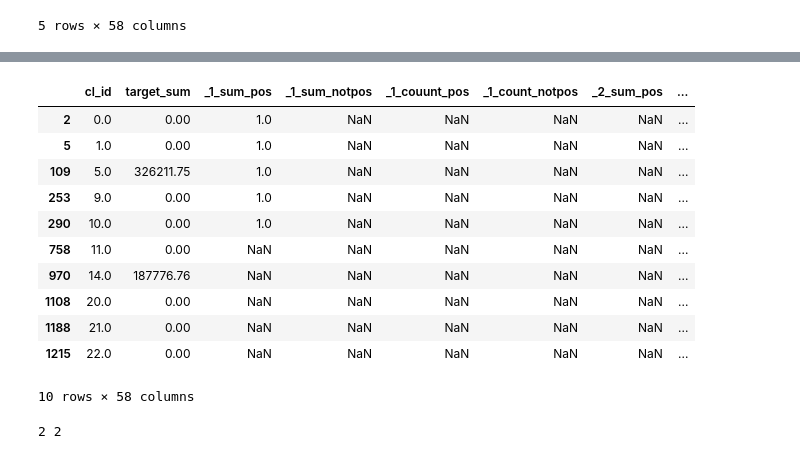
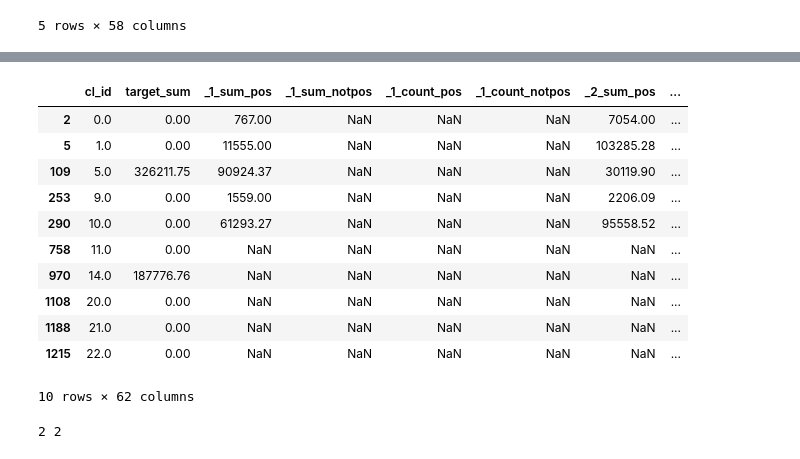
Before and after one commit to Hitriihoma/Machine-learning-course-task, a Jupyter notebook: Zubarev ML.ipynb, the cells around one changed output, grey strips where cells are left out. Saved outputs shown, nothing was run; the diff lists cells and outputs as text; code cells hidden in the pictures.

Commit message:
JN Undependent variables
Insert values into df_transformed

```diff
--- a/Zubarev ML.ipynb
+++ b/Zubarev ML.ipynb
@@ -165,7 +167,3 @@ train_tf.head()
 | 253 | 9.0 | 0.00 | NaN | NaN | NaN | NaN | NaN | ... |
 | 290 | 10.0 | 0.00 | NaN | NaN | NaN | NaN | NaN | ... |
 5 rows × 58 columns
-# %%
-for ind in train_tf.index[:2]:
-    train_tf.loc[ind, '_1_sum_pos'] = 1
-train_tf.head()
@@ -179,0 +170,3 @@ train_tf.head()
+# %%
+temp_id = train_tf.loc[2].cl_id
+train[train['cl_id'] == temp_id]
@@ -180,33 +186,29 @@ train_tf.head()
 # %%
-#train = train.sort_values(by=['cl_id', 'year', 'month'], ascending=[True, False, False])
-for ind in train_tf.index[:5]:
+train = train.sort_values(by=['cl_id', 'year', 'month'], ascending=[True, False, False])
+for ind in train_tf.index:
     mon = 1
-    temp_id =
-    for ji in train[train['cl_id'] == i].index:
-        up_index = train[train['cl_id'] == i].index[0]
-        print(ji, up_index)
-        train.iloc[up_index][f'{mon}_sum_pos'] = train.iloc[ji]['sum_pos']
-        train.iloc[up_index][f'{mon}_sum_notpos'] = train.iloc[ji]['sum_notpos']
-        train.iloc[up_index][f'{mon}_count_pos'] = train.iloc[ji]['count_pos']
-        train.iloc[up_index][f'{mon}_count_notpos'] = train.iloc[ji]['count_notpos']
+    temp_id = train_tf.loc[ind].cl_id
+    for ji in train[train['cl_id'] == temp_id].index:
+        train_tf.loc[ind,f'_{mon}_sum_pos'] = train.loc[ji,'sum_pos']
+        train_tf.loc[ind,f'_{mon}_sum_notpos'] = train.loc[ji,'sum_notpos']
+        train_tf.loc[ind,f'_{mon}_count_pos'] = train.loc[ji,'count_pos']
+        train_tf.loc[ind,f'_{mon}_count_notpos'] = train.loc[ji,'count_notpos']
         mon+=1
 
-    train_tf.loc[ind,'_1_sum_pos'] = 1
-
 train_tf.head(10)
 # %% [output]
-|  | cl_id | target_sum | _1_sum_pos | _1_sum_notpos | _1_couunt_pos | _1_count_notpos | _2_sum_pos | ... |
-| 2 | 0.0 | 0.00 | 1.0 | NaN | NaN | NaN | NaN | ... |
-| 5 | 1.0 | 0.00 | 1.0 | NaN | NaN | NaN | NaN | ... |
-| 109 | 5.0 | 326211.75 | 1.0 | NaN | NaN | NaN | NaN | ... |
-| 253 | 9.0 | 0.00 | 1.0 | NaN | NaN | NaN | NaN | ... |
-| 290 | 10.0 | 0.00 | 1.0 | NaN | NaN | NaN | NaN | ... |
+|  | cl_id | target_sum | _1_sum_pos | _1_sum_notpos | _1_count_pos | _1_count_notpos | _2_sum_pos | ... |
+| 2 | 0.0 | 0.00 | 767.00 | NaN | NaN | NaN | 7054.00 | ... |
+| 5 | 1.0 | 0.00 | 11555.00 | NaN | NaN | NaN | 103285.28 | ... |
+| 109 | 5.0 | 326211.75 | 90924.37 | NaN | NaN | NaN | 30119.90 | ... |
+| 253 | 9.0 | 0.00 | 1559.00 | NaN | NaN | NaN | 2206.09 | ... |
+| 290 | 10.0 | 0.00 | 61293.27 | NaN | NaN | NaN | 95558.52 | ... |
 | 758 | 11.0 | 0.00 | NaN | NaN | NaN | NaN | NaN | ... |
 | 970 | 14.0 | 187776.76 | NaN | NaN | NaN | NaN | NaN | ... |
 | 1108 | 20.0 | 0.00 | NaN | NaN | NaN | NaN | NaN | ... |
 | 1188 | 21.0 | 0.00 | NaN | NaN | NaN | NaN | NaN | ... |
 | 1215 | 22.0 | 0.00 | NaN | NaN | NaN | NaN | NaN | ... |
-10 rows × 58 columns
+10 rows × 62 columns
 # %%
 # преобразуем в "последний месяц, предпоследний месяц, предпредпоследний месяц
 train = train.sort_values(by=['cl_id', 'year', 'month'], ascending=[True, False, False])
```
Also changed, not shown: parts of 4 cells of this notebook.
